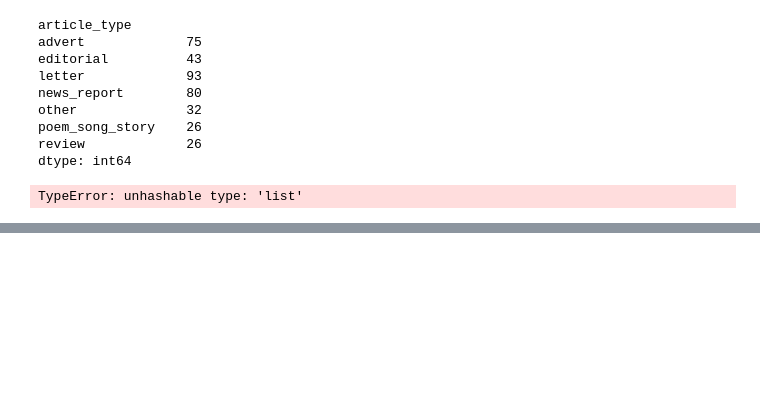
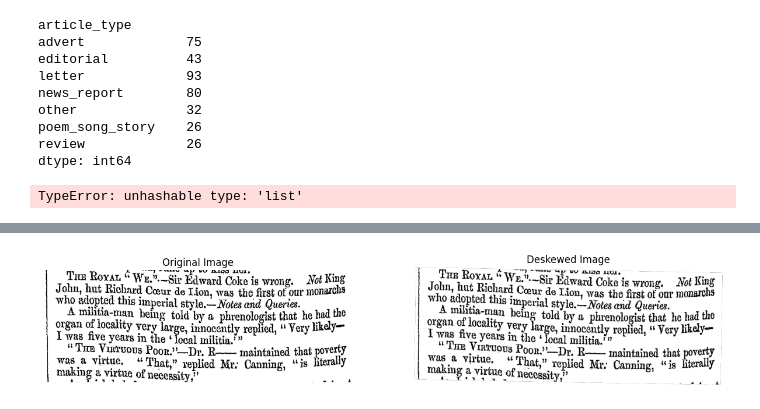
Before and after one commit to JonnoB/reading_the_unreadable, a Jupyter notebook: scrapbook.ipynb, the cells around one changed output, grey strips where cells are left out. Drawn from its saved outputs; the diff is of its cells as text; code cells hidden in the pictures; blank space fills up the shorter version.

```diff
--- a/scrapbook.ipynb
+++ b/scrapbook.ipynb
@@ -572,0 +653,22 @@ TypeError: unhashable type: 'list'
+# %%
+def display_images(original_path, deskewed_path):
+    fig, (ax1, ax2) = plt.subplots(1, 2, figsize=(15, 5))
+
+    # Display original image
+    original = PILImage.open(original_path)
+    ax1.imshow(original)
+    ax1.set_title('Original Image')
+    ax1.axis('off')
+
+    # Display deskewed image
+    deskewed = PILImage.open(deskewed_path)
+    ax2.imshow(deskewed)
+    ax2.set_title('Deskewed Image')
+    ax2.axis('off')
+
+    plt.show()
+
+# After deskewing, display the results
+display_images(input_image_path, output_image_path)
+# %% [output]
+[figure, added]
```
Also changed, not shown: parts of 8 cells of this notebook, 7 other files.
